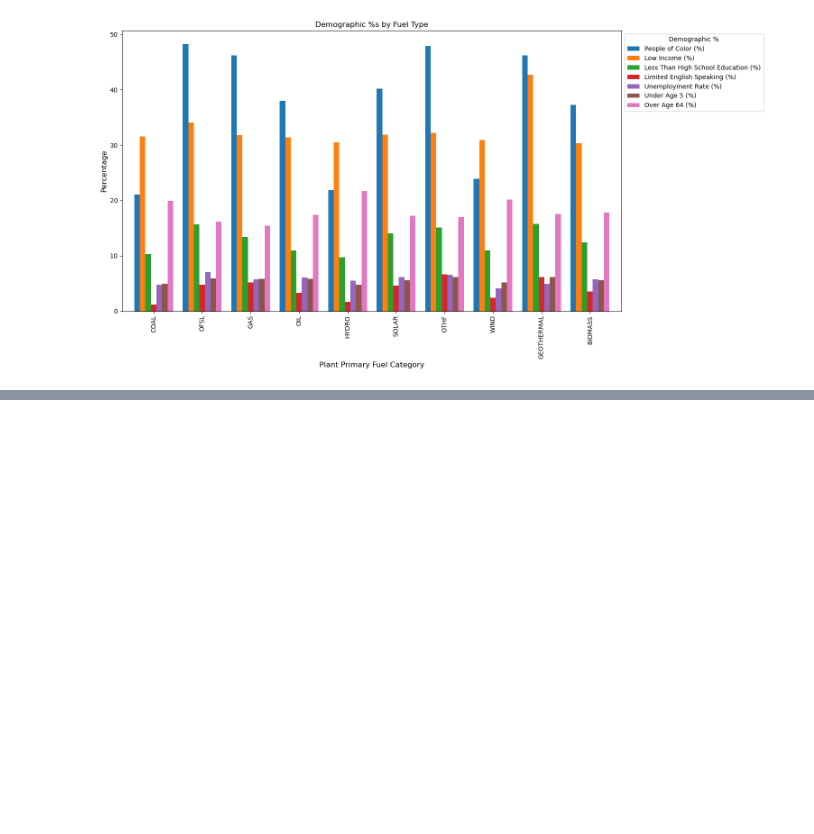
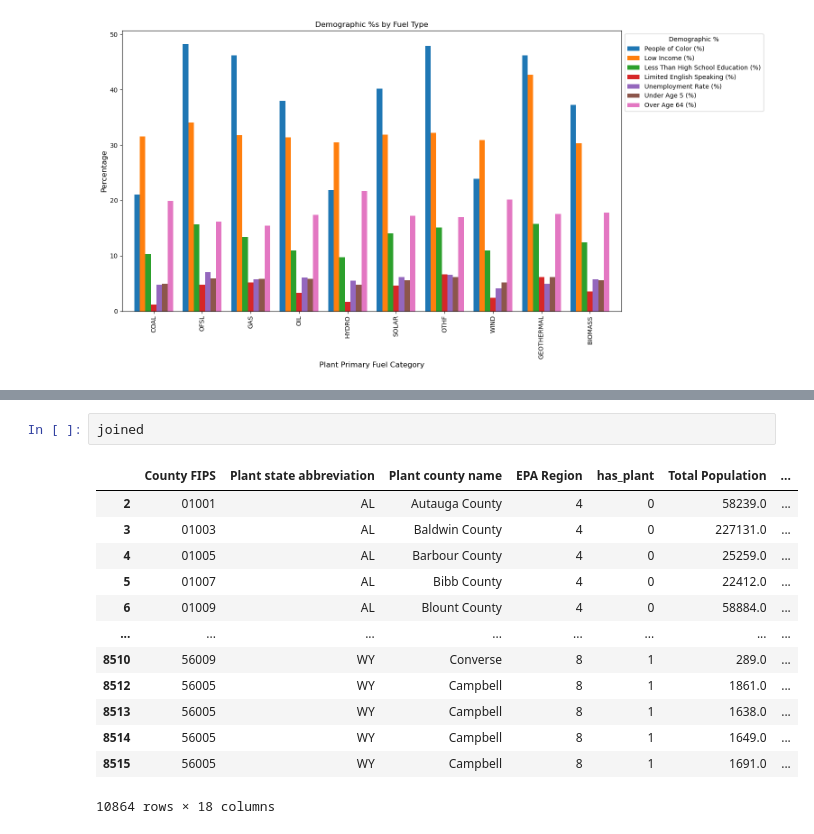
Before and after one commit to reilyfairchild/Data102_Final_Project, a Jupyter notebook: dataset_3_EDA.ipynb, the cells around one changed output, grey strips where cells are left out. Saved outputs shown, nothing was run; the diff lists cells and outputs as text; blank space fills up the shorter version.

```diff
--- a/dataset_3_EDA.ipynb
+++ b/dataset_3_EDA.ipynb
@@ -399 +385,17 @@ join2.describe().T
+# %%
+joined
+# %% [output]
+|  | County FIPS | Plant state abbreviation | Plant county name | EPA Region | has_plant | Total Population | ... |
+| 2 | 01001 | AL | Autauga County | 4 | 0 | 58239.0 | ... |
+| 3 | 01003 | AL | Baldwin County | 4 | 0 | 227131.0 | ... |
+| 4 | 01005 | AL | Barbour County | 4 | 0 | 25259.0 | ... |
+| 5 | 01007 | AL | Bibb County | 4 | 0 | 22412.0 | ... |
+| 6 | 01009 | AL | Blount County | 4 | 0 | 58884.0 | ... |
+| ... | ... | ... | ... | ... | ... | ... | ... |
+| 8510 | 56009 | WY | Converse | 8 | 1 | 289.0 | ... |
+| 8512 | 56005 | WY | Campbell | 8 | 1 | 1861.0 | ... |
+| 8513 | 56005 | WY | Campbell | 8 | 1 | 1638.0 | ... |
+| 8514 | 56005 | WY | Campbell | 8 | 1 | 1649.0 | ... |
+| 8515 | 56005 | WY | Campbell | 8 | 1 | 1691.0 | ... |
+10864 rows × 18 columns
 # %%
```
Also changed, not shown: parts of 7 cells of this notebook.
